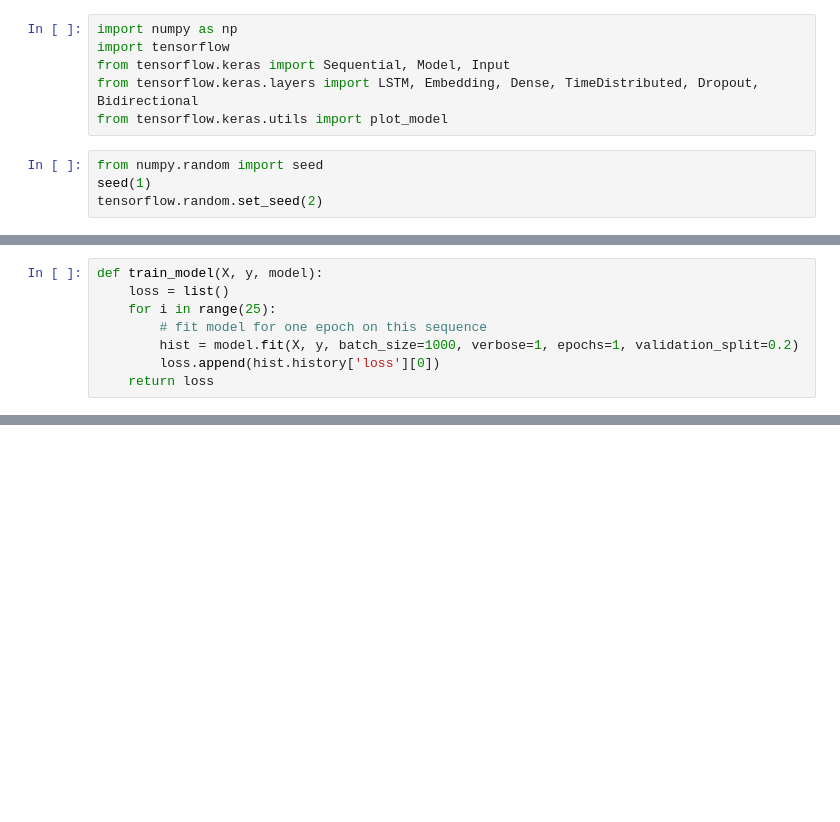
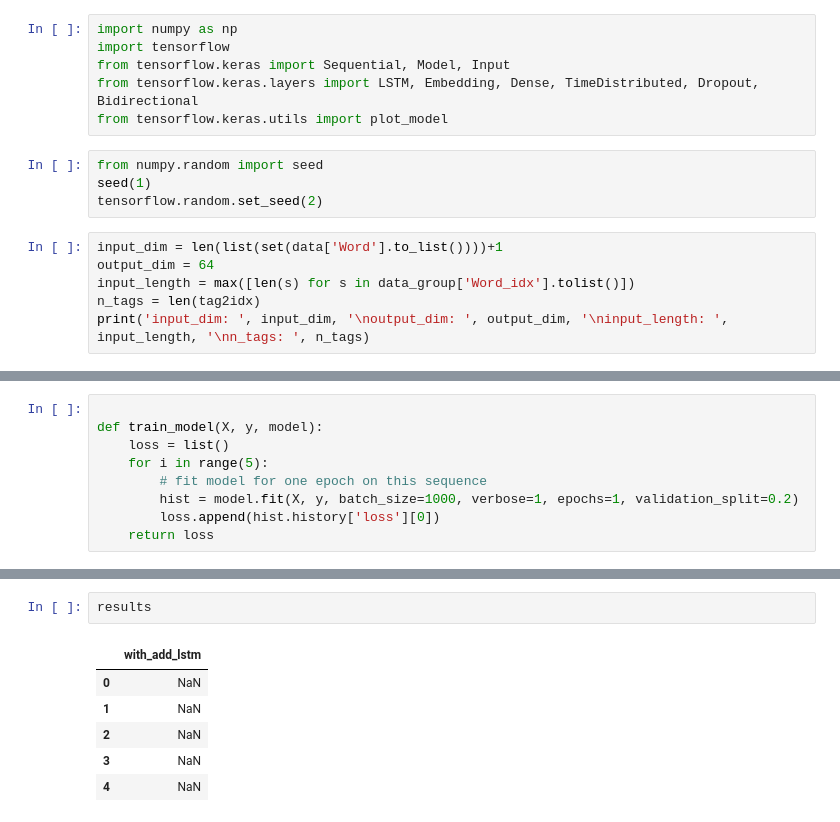
Before and after one commit to anwarfarihin/ner-idn-tweet, a Jupyter notebook: Model/bilstm_keras.ipynb, the cells around one changed output, grey strips where cells are left out. Drawn from its saved outputs; the diff is of its cells as text; blank space fills up the shorter version.

```diff
--- a/Model/bilstm_keras.ipynb
+++ b/Model/bilstm_keras.ipynb
@@ -97,3 +128,9 @@ from tensorflow.keras.utils import plot_model
 from numpy.random import seed
 seed(1)
 tensorflow.random.set_seed(2)
+# %%
+input_dim = len(list(set(data['Word'].to_list())))+1
+output_dim = 64
+input_length = max([len(s) for s in data_group['Word_idx'].tolist()])
+n_tags = len(tag2idx)
+print('input_dim: ', input_dim, '\noutput_dim: ', output_dim, '\ninput_length: ', input_length, '\nn_tags: ', n_tags)
@@ -123,9 +164,10 @@ def get_bilstm_lstm_model():
 
     return model
 # %%
+
 def train_model(X, y, model):
     loss = list()
-    for i in range(25):
+    for i in range(5):
         # fit model for one epoch on this sequence
         hist = model.fit(X, y, batch_size=1000, verbose=1, epochs=1, validation_split=0.2)
         loss.append(hist.history['loss'][0])
@@ -137,0 +198,9 @@ results['with_add_lstm'] = train_model(train_tokens, np.array(train_tags), model
+# %%
+results
+# %% [output]
+|  | with_add_lstm |
+| 0 | NaN |
+| 1 | NaN |
+| 2 | NaN |
+| 3 | NaN |
+| 4 | NaN |
```
Also changed, not shown: parts of 13 cells of this notebook, 19 other files.
